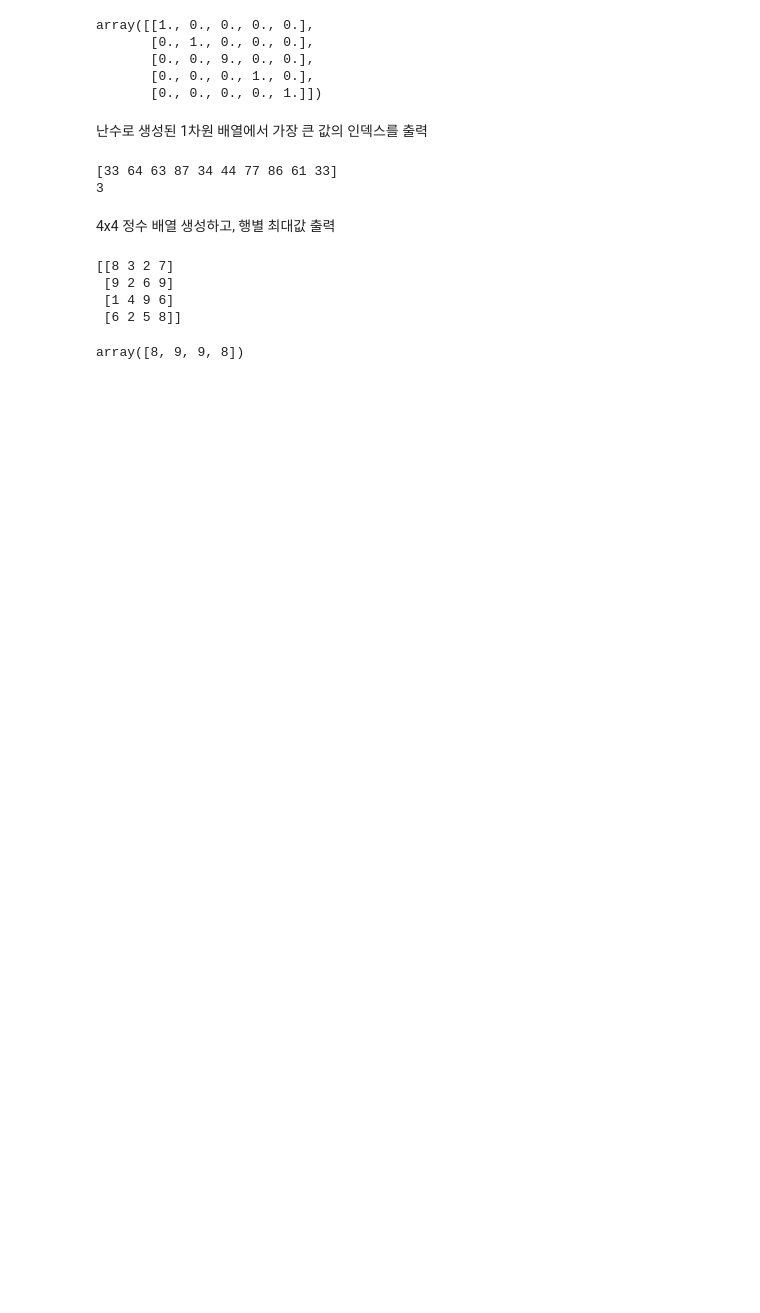
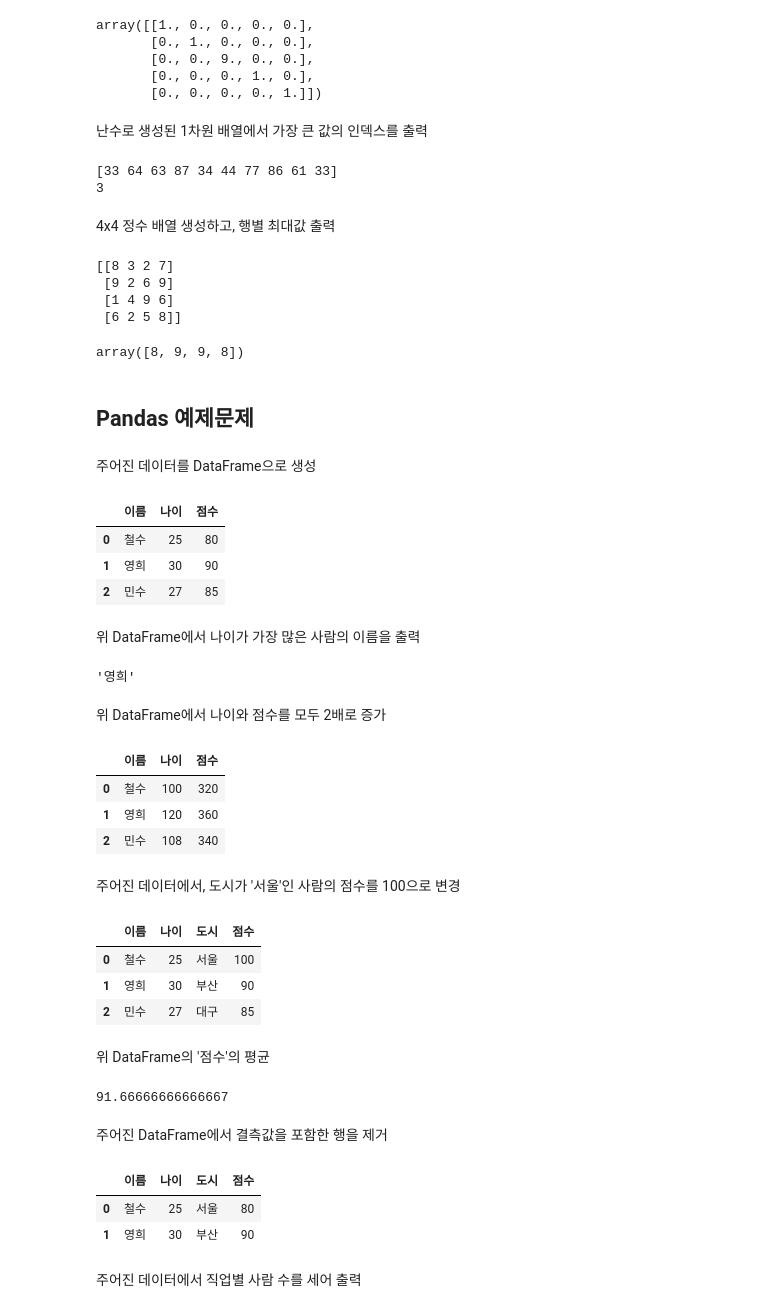
Before and after one commit to enlwlqrl007/workspace, a Jupyter notebook: 동성_빅데이터_Day0110.ipynb, the cells around one changed output. Saved outputs shown, nothing was run; the diff lists cells and outputs as text; code cells hidden in the pictures; blank space fills up the shorter version.

```diff
--- a/동성_빅데이터_Day0110.ipynb
+++ b/동성_빅데이터_Day0110.ipynb
@@ -580,3 +580,7 @@ arr.max(axis=1)
  [1 4 9 6]
  [6 2 5 8]]
 array([8, 9, 9, 8])
+# %% [markdown]
+## Pandas 예제문제
+# %% [markdown]
+주어진 데이터를 DataFrame으로 생성
@@ -582,0 +592,32 @@ array([8, 9, 9, 8])
+# %%
+data = {'이름': ['철수', '영희', '민수'],
+        '나이': [25, 30, 27],
+        '점수': [80, 90, 85]}
+df = pd.DataFrame(data)
+df
+# %% [output]
+|  | 이름 | 나이 | 점수 |
+| 0 | 철수 | 25 | 80 |
+| 1 | 영희 | 30 | 90 |
+| 2 | 민수 | 27 | 85 |
+# %% [markdown]
+위 DataFrame에서 나이가 가장 많은 사람의 이름을 출력
+# %%
+df.loc[df['나이'].idxmax(), '이름']
+# df['나이'].idxmax(): 이것은 "나이" 열에서 최대값이 발생하는 행의 인덱스를 찾습니다.
+# df.loc[...]: DataFrame에서 행과 열을 선택하는 데 사용
+# %% [output]
+'영희'
+# %% [markdown]
+위 DataFrame에서 나이와 점수를 모두 2배로 증가
+# %%
+df['나이'] *= 2
+df['점수'] *= 2
+df
+# %% [output]
+|  | 이름 | 나이 | 점수 |
+| 0 | 철수 | 100 | 320 |
+| 1 | 영희 | 120 | 360 |
+| 2 | 민수 | 108 | 340 |
+# %% [markdown]
+주어진 데이터에서, 도시가 '서울'인 사람의 점수를 100으로 변경
@@ -582,0 +629,37 @@ array([8, 9, 9, 8])
+# %%
+data = {'이름': ['철수', '영희', '민수'],
+        '나이': [25, 30, 27],
+        '도시': ['서울', '부산', '대구'],
+        '점수': [80, 90, 85]}
+df = pd.DataFrame(data)
+
+df.loc[df['도시']=='서울', '점수']=100
+df
+# %% [output]
+|  | 이름 | 나이 | 도시 | 점수 |
+| 0 | 철수 | 25 | 서울 | 100 |
+| 1 | 영희 | 30 | 부산 | 90 |
+| 2 | 민수 | 27 | 대구 | 85 |
+# %% [markdown]
+위 DataFrame의 '점수'의 평균
+# %%
+df['점수'].mean()
+# %% [output]
+91.66666666666667
+# %% [markdown]
+주어진 DataFrame에서 결측값을 포함한 행을 제거
+# %%
+data = {'이름': ['철수', '영희', None],
+        '나이': [25, 30, 27],
+        '도시': ['서울', '부산', '대구'],
+        '점수': [80, 90, 85]}
+
+df = pd.DataFrame(data)
+
+df.dropna()
+# %% [output]
+|  | 이름 | 나이 | 도시 | 점수 |
+| 0 | 철수 | 25 | 서울 | 80 |
+| 1 | 영희 | 30 | 부산 | 90 |
+# %% [markdown]
+주어진 데이터에서 직업별 사람 수를 세어 출력
```
Also changed, not shown: parts of 83 cells of this notebook.
